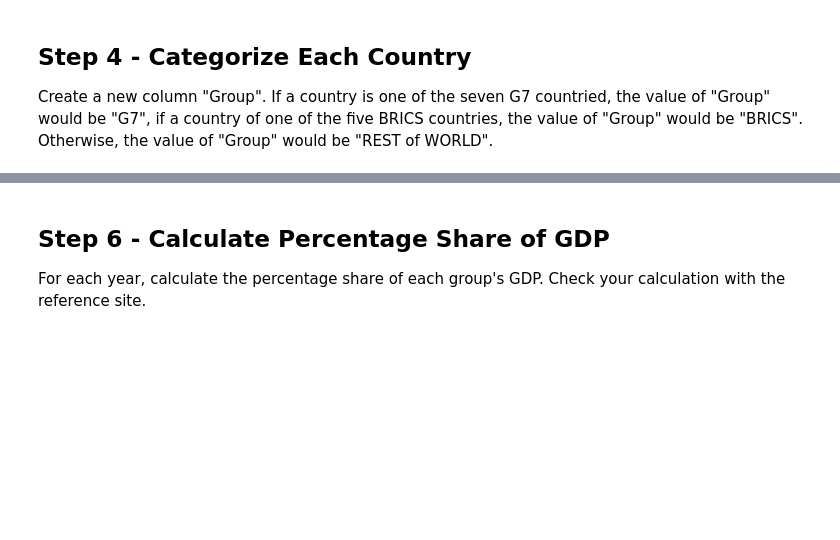
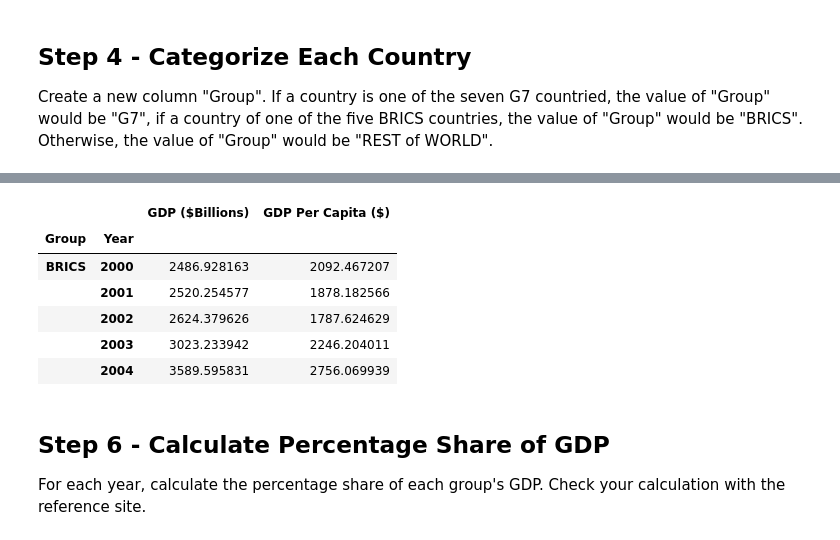
Before and after one commit to tsnow2010/umbc_data690_fall2024, a Jupyter notebook: Assignments/Assignment_10.ipynb, the cells around one changed output, grey strips where cells are left out. Drawn from its saved outputs; the diff is of its cells as text; code cells hidden in the pictures; blank space fills up the shorter version.

```diff
--- a/Assignments/Assignment_10.ipynb
+++ b/Assignments/Assignment_10.ipynb
@@ -124,3 +150,17 @@ Aggregate the following columns at the "Group" level for each year:
+# %%
+df_groupby_group = df.groupby(['Group','Year']).aggregate({
+    'GDP ($Billions)': 'sum',
+    'GDP Per Capita ($)': 'mean'
+})
+df_groupby_group.head(5)
+# %% [output]
+|  |  | GDP ($Billions) | GDP Per Capita ($) |
+| Group | Year |  |  |
+| BRICS | 2000 | 2486.928163 | 2092.467207 |
+|  | 2001 | 2520.254577 | 1878.182566 |
+|  | 2002 | 2624.379626 | 1787.624629 |
+|  | 2003 | 3023.233942 | 2246.204011 |
+|  | 2004 | 3589.595831 | 2756.069939 |
 # %% [markdown]
 ## Step 6 - Calculate Percentage Share of GDP
 
```
Also changed, not shown: parts of 2 cells of this notebook.
